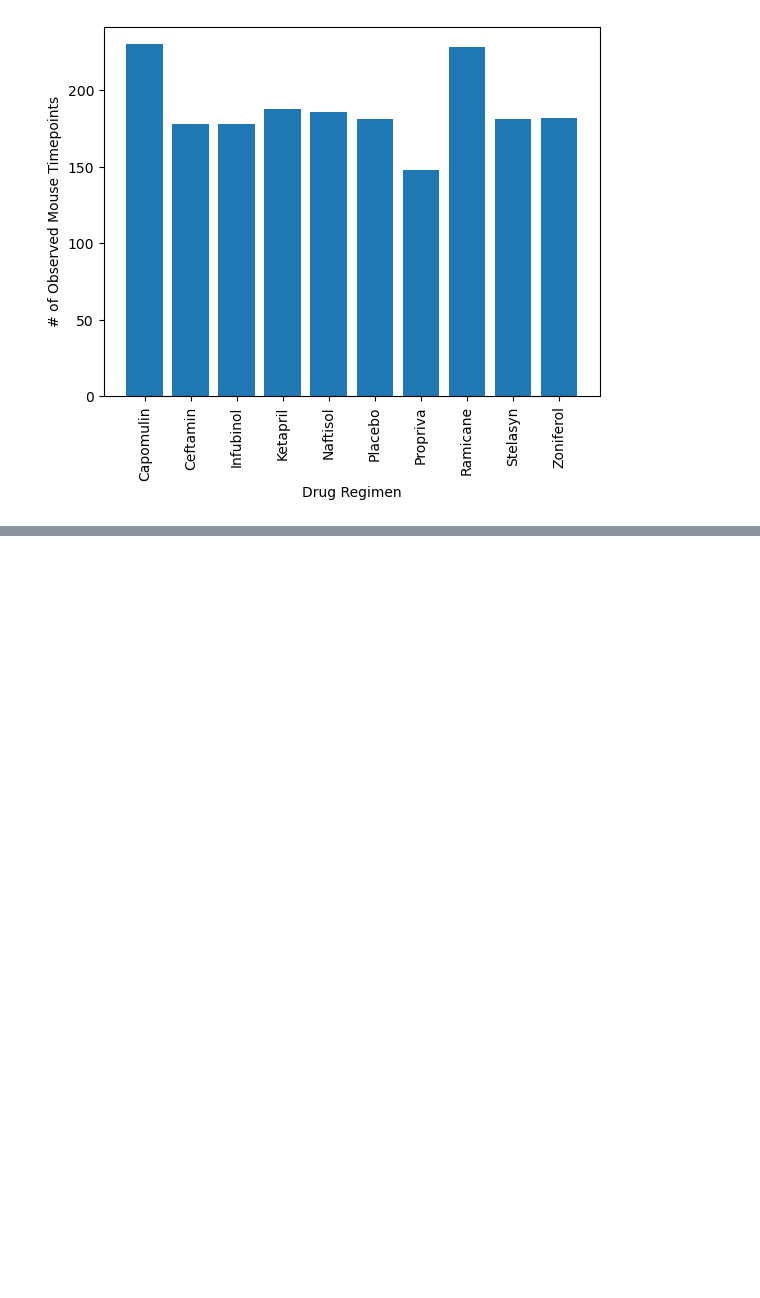
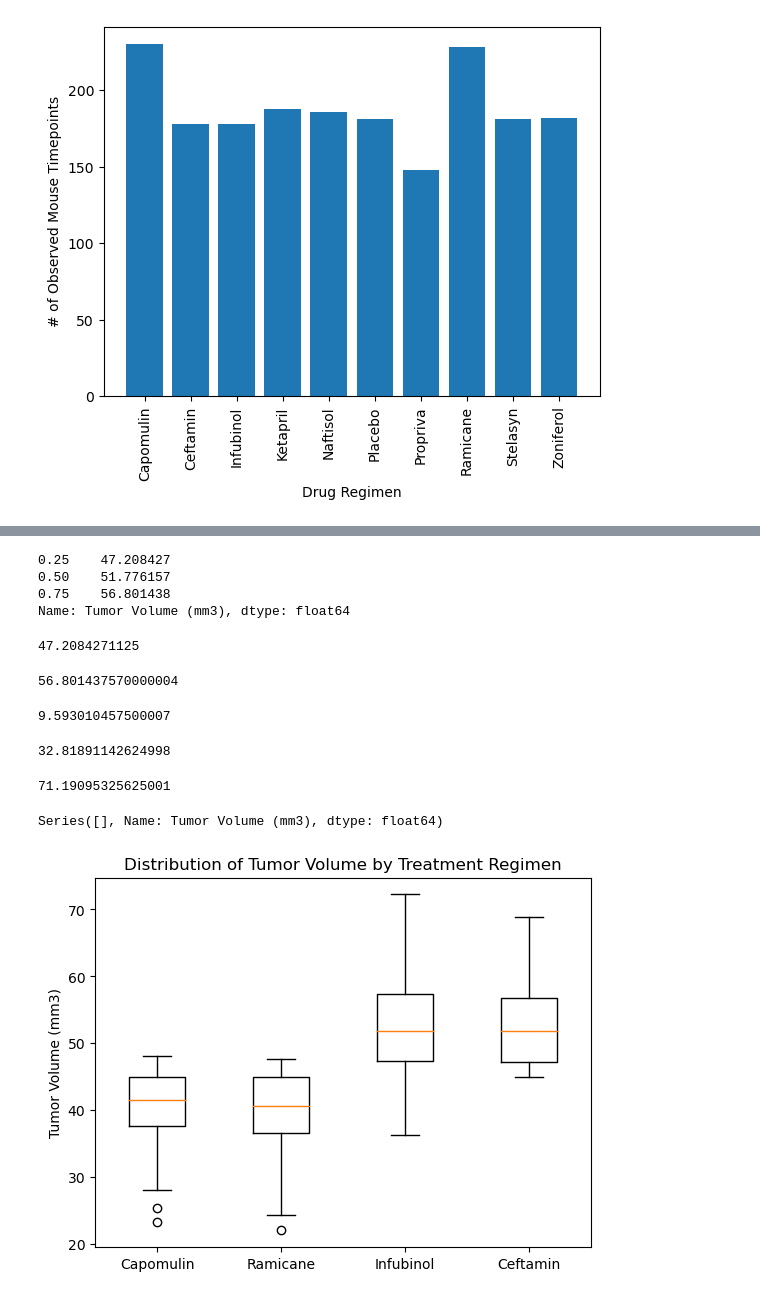
Before and after one commit to yeagernolan19/data_visualization, a Jupyter notebook: Pymaceuticals/pymaceuticals_work.ipynb, the cells around one changed output, grey strips where cells are left out. Drawn from its saved outputs; the diff is of its cells as text; code cells hidden in the pictures; blank space fills up the shorter version.

```diff
--- a/Pymaceuticals/pymaceuticals_work.ipynb
+++ b/Pymaceuticals/pymaceuticals_work.ipynb
@@ -142,0 +174,61 @@ plt.ylabel='Sex'
+# %%
+
+treatments = ['Capomulin', 'Ramicane', 'Infubinol', 'Ceftamin']
+
+tumor_vol_data = []
+
+for regimen in treatments:
+
+    tumor_vol = experiment_data.loc[experiment_data['Drug Regimen'] == regimen, 'Tumor Volume (mm3)']
+
+    tumor_vol_data.append(tumor_vol)
+
+
+    quartiles = tumor_vol.quantile([0.25, 0.5, 0.75])
+    lowerq = quartiles[0.25]
+    upperq = quartiles[0.75]
+    iqr = upperq - lowerq
+
+    lower_bound = lowerq - (1.5 * iqr)
+    upper_bound = upperq + (1.5 * iqr)
+    outliers = tumor_vol.loc[(tumor_vol < lower_bound) | (tumor_vol > upper_bound)]
+# %%
+quartiles
+# %% [output]
+0.25    47.208427
+0.50    51.776157
+0.75    56.801438
+Name: Tumor Volume (mm3), dtype: float64
+# %%
+lowerq
+# %% [output]
+47.2084271125
+# %%
+upperq
+# %% [output]
+56.801437570000004
+# %%
+iqr
+# %% [output]
+9.593010457500007
+# %%
+lower_bound
+# %% [output]
+32.81891142624998
+# %%
+upper_bound
+# %% [output]
+71.19095325625001
+# %%
+outliers
+# %% [output]
+Series([], Name: Tumor Volume (mm3), dtype: float64)
+# %%
+fig, ax = plt.subplots()
+ax.boxplot(tumor_vol_data)
+ax.set_xticklabels(treatments)
+ax.set_ylabel('Tumor Volume (mm3)')
+ax.set_title('Distribution of Tumor Volume by Treatment Regimen')
+plt.show()
+# %% [output]
+[figure, added]
```
Also changed, not shown: parts of 18 cells of this notebook.
